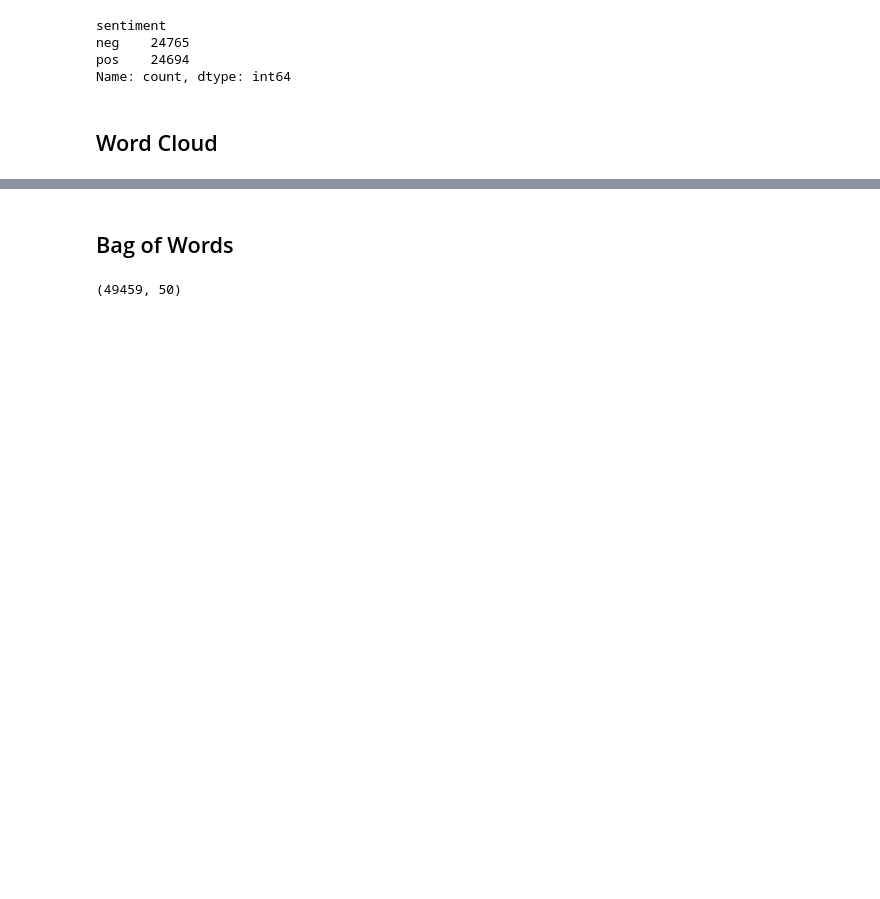
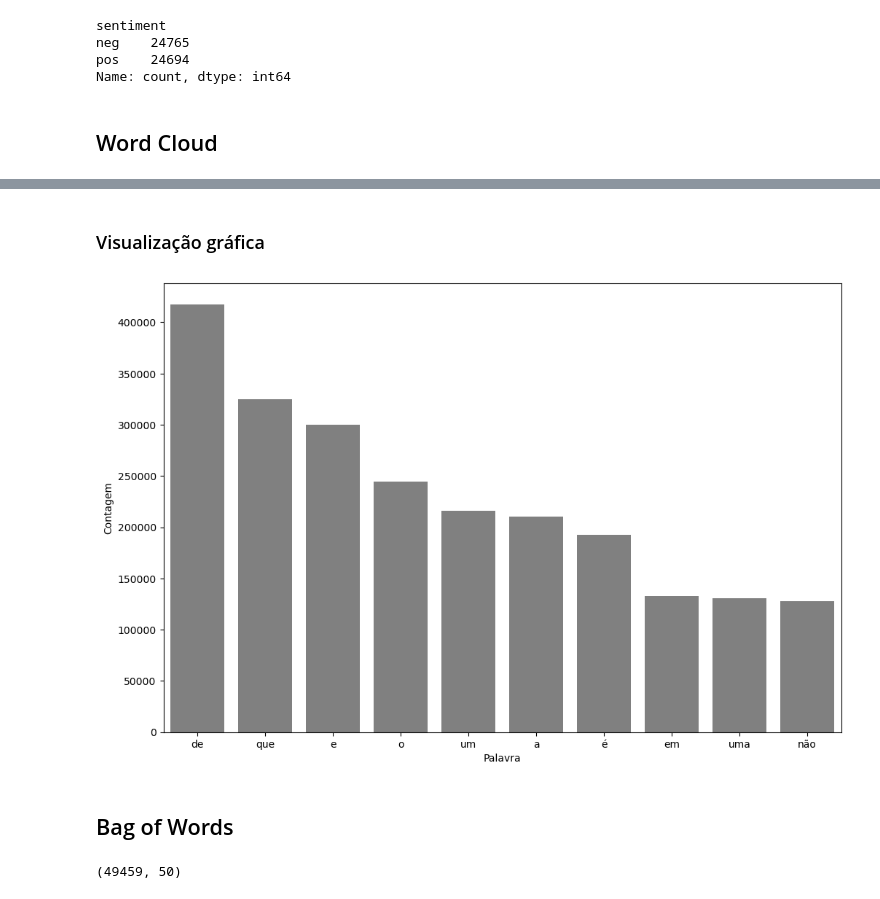
Before and after one commit to CrisNakamura/estudo_nlp, a Jupyter notebook: projeto_nlp.ipynb, the cells around one changed output, grey strips where cells are left out. Drawn from its saved outputs; the diff is of its cells as text; code cells hidden in the pictures; blank space fills up the shorter version.

```diff
--- a/projeto_nlp.ipynb
+++ b/projeto_nlp.ipynb
@@ -99,3 +106,39 @@ nuvem_palavras_pos(resenha, 'text_pt')
+# %%
+# Instanciando o tokenizador para separar as palavras - separando por espaço.
+tokenizador = nltk.tokenize.WhitespaceTokenizer()
+
+# Tokenizando as palavras.
+frases_tokenizadas = tokenizador.tokenize(todas_palavras)
+
+# Calculando a frequência das palavras.
+frequencia = nltk.FreqDist(frases_tokenizadas)
+
+# Criando um dataframe para visualizar as palavras mais frequentes.
+df_frequencia = pd.DataFrame({"Palavra": list(frequencia.keys()),
+                              "Frequência": list(frequencia.values())})
+
+# Visualizando as 10 palavras mais frequentes.
+df_frequencia = df_frequencia.nlargest(columns="Frequência", n=10)
+# %% [markdown]
+### Visualização gráfica
+# %%
+# Criando função para plotar o gráfico de barras com as palavras mais frequentes.
+def pareto(texto, coluna_texto, quantidade):
+    todas_palavras = ''.join([texto for texto in texto[coluna_texto]])
+    tokenizador = nltk.tokenize.WhitespaceTokenizer()
+    frases_tokenizadas = tokenizador.tokenize(todas_palavras)
+    frequencia = nltk.FreqDist(frases_tokenizadas)
+    df_frequencia = pd.DataFrame({"Palavra": list(frequencia.keys()),
+                                  "Frequência": list(frequencia.values())})
+    df_frequencia = df_frequencia.nlargest(columns="Frequência", n=quantidade)
+    plt.figure(figsize=(12, 8))
+    ax = sns.barplot(data=df_frequencia, x='Palavra', y='Frequência', color='gray')
+    ax.set(ylabel='Contagem')
+    plt.show()
+
+pareto(resenha, 'text_pt', 10)
+# %% [output]
+[figure, added]
 # %% [markdown]
 ## Bag of Words
 # %%
```
Also changed, not shown: parts of 5 cells of this notebook.
